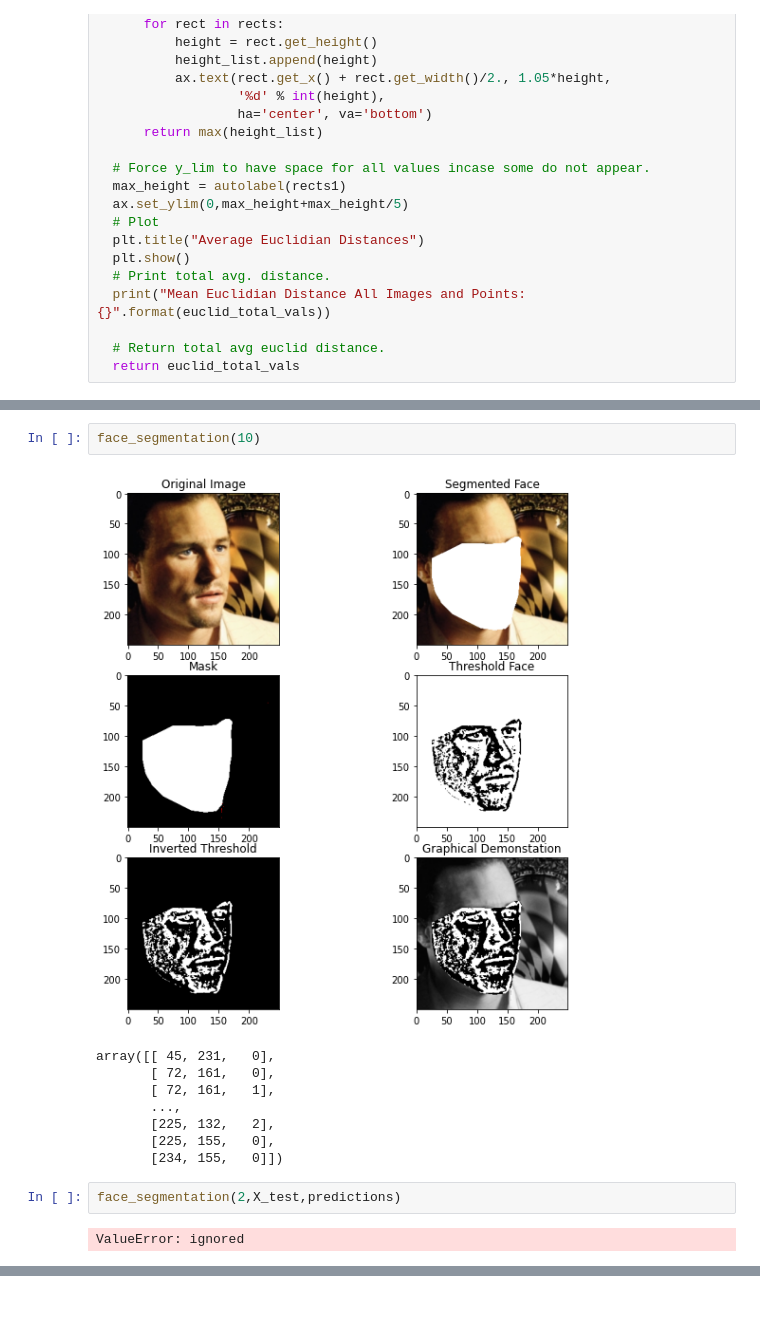
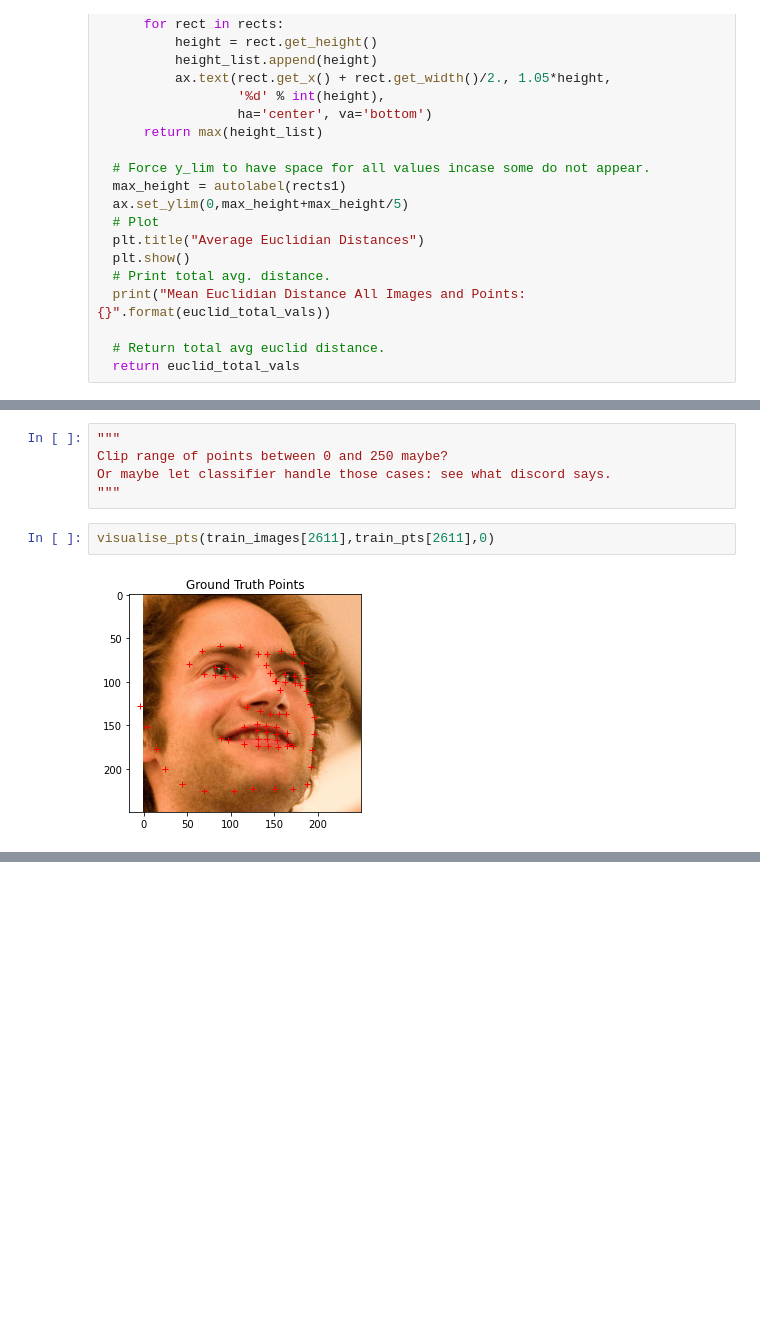
Before and after one commit to LordLean/Computer-Vision, a Jupyter notebook: CV_Labs/CV_183708.ipynb, the cells around one changed output, grey strips where cells are left out. Drawn from its saved outputs; the diff is of its cells as text; blank space fills up the shorter version.

```diff
--- a/CV_Labs/CV_183708.ipynb
+++ b/CV_Labs/CV_183708.ipynb
@@ -360,18 +373,12 @@ def face_segmentation(img_num, image_data=train_images,landmark_points=train_pts
   # plt.show()
 
   return segmented_coordinates
-# %%
-face_segmentation(10)
-# %% [output]
-[figure, removed]
-array([[ 45, 231,   0],
-       [ 72, 161,   0],
-       [ 72, 161,   1],
-       ...,
-       [225, 132,   2],
-       [225, 155,   0],
-       [234, 155,   0]])
-# %%
-face_segmentation(2,X_test,predictions)
-# %% [output]
-ValueError: ignored
+# %%
+"""
+Clip range of points between 0 and 250 maybe?
+Or maybe let classifier handle those cases: see what discord says.
+"""
+# %%
+visualise_pts(train_images[2611],train_pts[2611],0)
+# %% [output]
+[figure, added]
```
Also changed, not shown: parts of 10 cells of this notebook.
